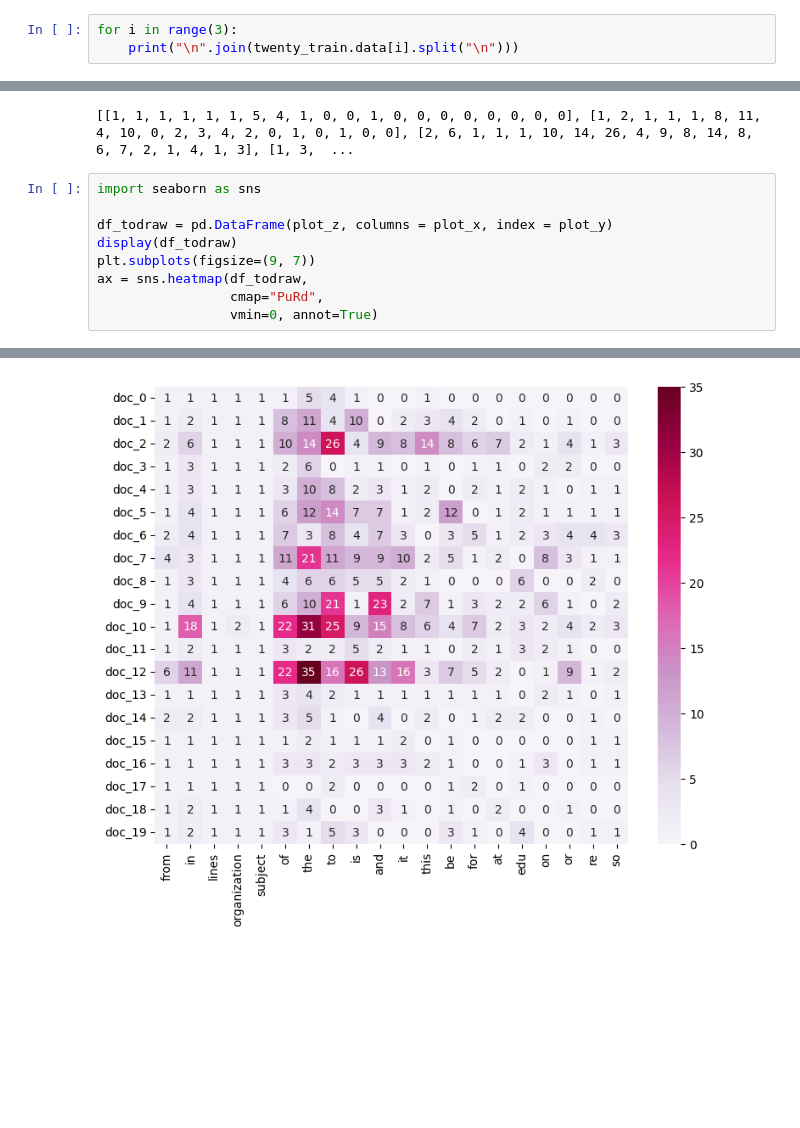
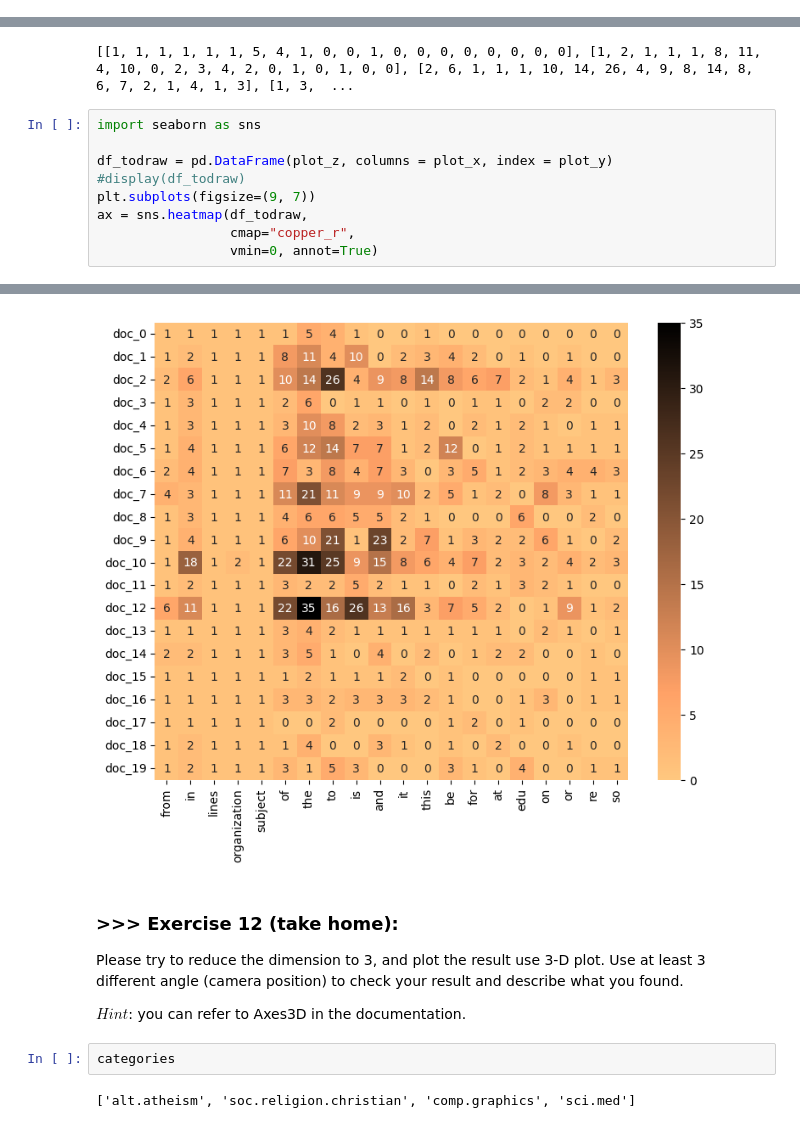
Before and after one commit to jessie1130/DM2023-Lab1-Master, a Jupyter notebook: Homework/DM2023-Lab1-Homework.ipynb, the cells around one changed output, grey strips where cells are left out. Cells and saved outputs as stored; diff of their text form; blank space fills up the shorter version.

```diff
--- a/Homework/DM2023-Lab1-Homework.ipynb
+++ b/Homework/DM2023-Lab1-Homework.ipynb
@@ -38,6 +38,3 @@ categories = ['alt.atheism', 'soc.religion.christian', 'comp.graphics', 'sci.med
 from sklearn.datasets import fetch_20newsgroups
 
 twenty_train = fetch_20newsgroups(subset='train', categories=categories, shuffle=True, random_state=42)
-# %%
-for i in range(3):
-    print("\n".join(twenty_train.data[i].split("\n")))
@@ -227,9 +209,9 @@ print(plot_z)
 import seaborn as sns
 
 df_todraw = pd.DataFrame(plot_z, columns = plot_x, index = plot_y)
-display(df_todraw)
+#display(df_todraw)
 plt.subplots(figsize=(9, 7))
 ax = sns.heatmap(df_todraw,
-                 cmap="PuRd",
+                 cmap="copper_r",
                  vmin=0, annot=True)
 # %% [output]
@@ -253 +218,10 @@ ax = sns.heatmap(df_todraw,
-[figure, old version]
+[figure, new version]
+# %% [markdown]
+### >>> Exercise 12 (take home):
+Please try to reduce the dimension to 3, and plot the result use 3-D plot. Use at least 3 different angle (camera position) to check your result and describe what you found.
+
+$Hint$: you can refer to Axes3D in the documentation.
+# %%
+categories
+# %% [output]
+['alt.atheism', 'soc.religion.christian', 'comp.graphics', 'sci.med']
```
Also changed, not shown: parts of 21 cells of this notebook, 1 other file.
